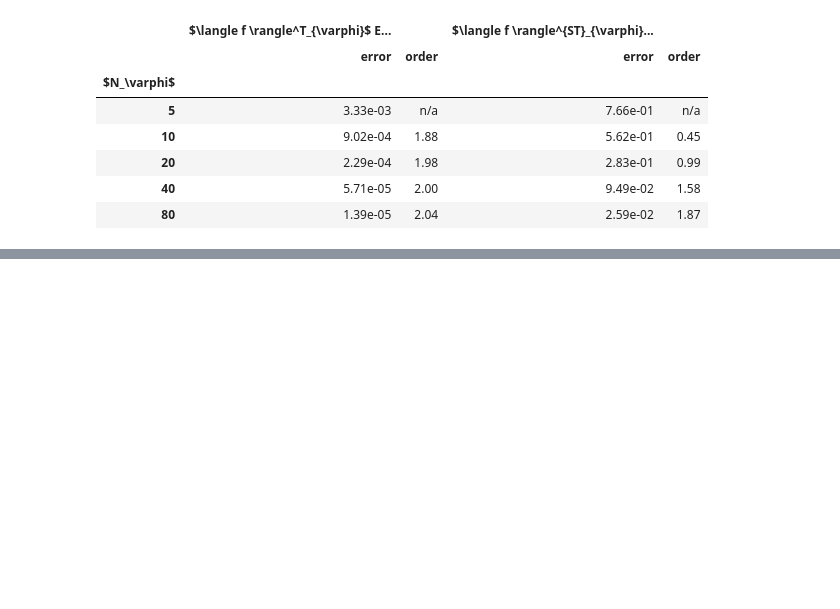
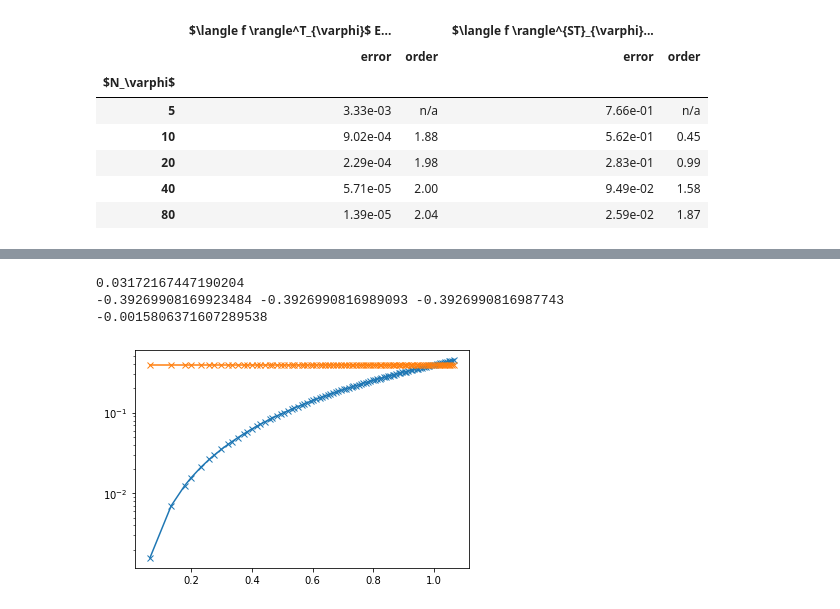
Before and after one commit to mwiesenberger/averages, a Jupyter notebook: toroidal-averages.ipynb, the cells around one changed output, grey strips where cells are left out. Cells and saved outputs as stored; diff of their text form; code cells hidden in the pictures; blank space fills up the shorter version.

Commit message:
Add arclength and area test

```diff
--- a/toroidal-averages.ipynb
+++ b/toroidal-averages.ipynb
@@ -690,0 +804,40 @@ df
+# %%
+npsi = 3
+# for Npsi in [2,4,8,16,32] :
+#     Neta = 10*Npsi
+#     config = create_default_config()
+#     config["fsa"] = "toroidal-average" # important because cta is not good for toroidal gaussian
+
+#     config["n"] = npsi
+#     config["Npsi"] = Npsi
+#     config["Neta"] = Neta
+#     with open( "config.json", 'w') as f:
+#         json.dump( config, f,
+#         sort_keys=True, ensure_ascii=True, indent=4)
+#     diagfile = diagnoser.recreate( simulationfile)
+
+#     ncin = Dataset( diagfile, 'r', format="NETCDF4")
+ncin = Dataset( diagfile, 'r', format="NETCDF4")
+arclength = ncin["psi_arc"][:]
+area = ncin["psi_vol2d"][:]
+psi_psi = ncin["psi_psi"][:]
+pir = np.pi*(1-psi_psi)
+dvdpsi = ncin["dv2ddpsi"][:]
+xc = ncin["xc"][:,:]
+yc = ncin["yc"][:,:]
+r2 = np.sqrt((xc-3)**2 + yc**2)
+print( r2[64,-1]-np.sqrt(1-psi_psi[-1]))
+# plt.plot( psi_psi, area, marker='x')
+plt.plot( np.sqrt(1-psi_psi), np.abs(pir-area), marker = 'x')
+plt.plot( np.sqrt( 1- psi_psi[:]), np.abs(dvdpsi[:]+np.pi), marker = 'x' )
+print( dvdpsi[-1]+np.pi, dvdpsi[-2]+np.pi,dvdpsi[-3]+np.pi)
+print( pir[-1]-area[-1])
+plt.yscale('log')
+# plt.xlim(0.,1.0)
+# plt.ylim(0,2*np.pi)
+plt.show()
+# %% [output]
+0.03172167447190204
+-0.39269908169923484 -0.3926990816989093 -0.3926990816987743
+-0.0015806371607289538
+[figure, added]
```
Also changed, not shown: parts of 10 cells of this notebook.
